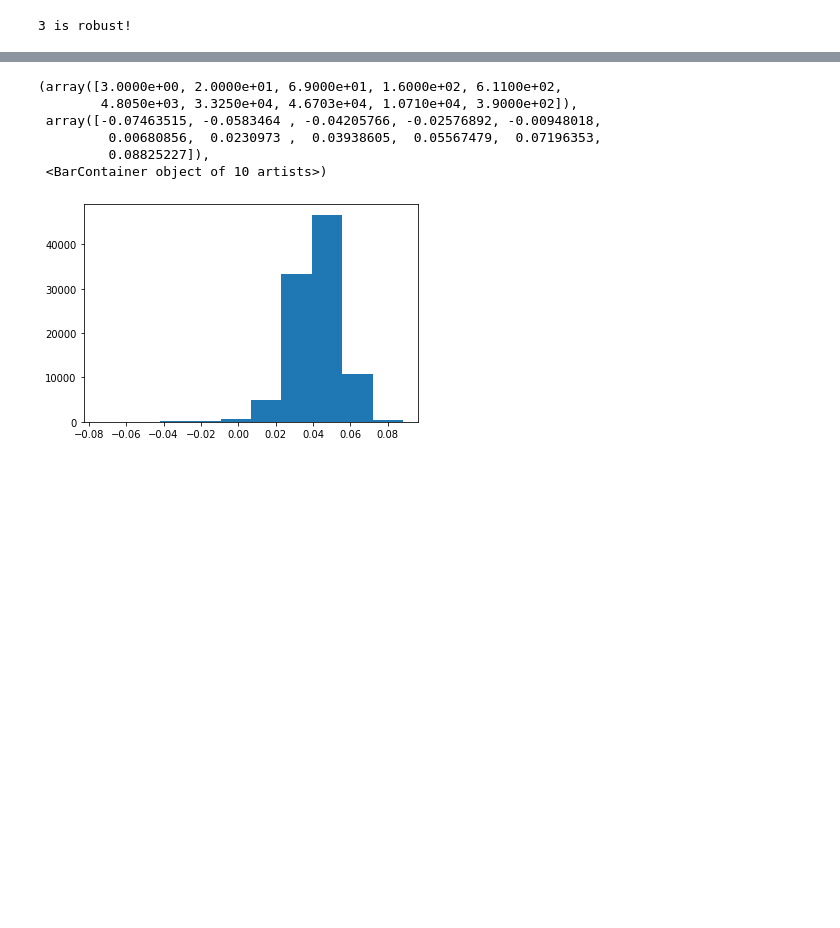
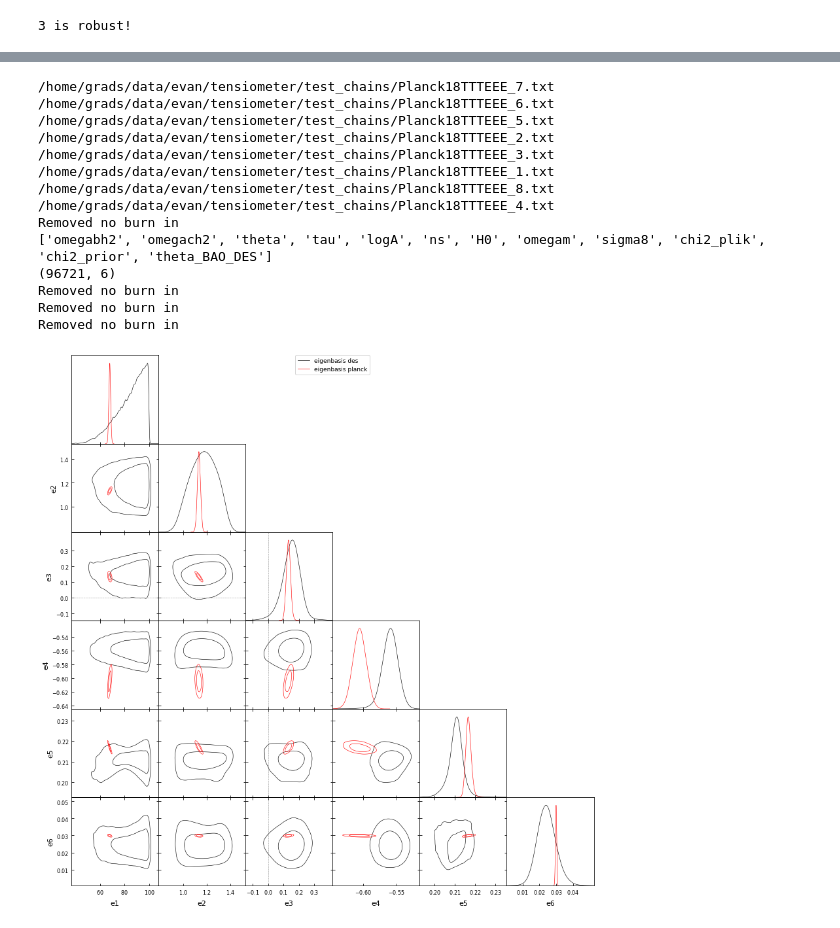
Before and after one commit to SBU-EVAN/jupyter-notebooks, a Jupyter notebook: tension_metrics.ipynb, the cells around one changed output, grey strips where cells are left out. Cells and saved outputs as stored; diff of their text form; code cells hidden in the pictures; blank space fills up the shorter version.

```diff
--- a/tension_metrics.ipynb
+++ b/tension_metrics.ipynb
@@ -609,10 +590,55 @@ Removed no burn in
-# %%
-plt.hist(diff)
-# %% [output]
-(array([3.0000e+00, 2.0000e+01, 6.9000e+01, 1.6000e+02, 6.1100e+02,
-        4.8050e+03, 3.3250e+04, 4.6703e+04, 1.0710e+04, 3.9000e+02]),
- array([-0.07463515, -0.0583464 , -0.04205766, -0.02576892, -0.00948018,
-         0.00680856,  0.0230973 ,  0.03938605,  0.05567479,  0.07196353,
-         0.08825227]),
- <BarContainer object of 10 artists>)
-[figure, removed]
+# %%
+# now project planck onto the eigenbasis of DES and take the well measured directions
+
+chain2 = getdist.mcsamples.loadMCSamples(file_root=chain_dir+'Planck18TTTEEE', no_cache=True)
+param_names_2 = chain2.getParamNames().list()#.getParamNames()#.getRunningNames()
+print(param_names_2)
+idx = [param_names_2.index(param) for param in common_params]
+#print(chain2.ranges)
+#print(idx)
+
+planck = chain2.samples[...,idx]
+planck_proj = np.transpose(np.linalg.inv(evecs1) @ np.transpose(planck))
+
+#well_measured_planck = planck_proj[...,robust]
+#well_measured_des = transformed_vecs[...,robust]
+well_measured_planck = planck_proj
+well_measured_des = transformed_vecs
+
+diff = well_measured_des - np.take(well_measured_planck,len(well_measured_planck),mode='wrap')
+print(diff.shape)
+
+# lets plot
+des = MCSamples(samples=well_measured_des,names=['e1','e2','e3','e4','e5','e6'],label='eigenbasis des')
+plk = MCSamples(samples=well_measured_planck,names=['e1','e2','e3','e4','e5','e6'],label='eigenbasis planck')
+g = gdplt.get_subplot_plotter()
+g.settings.num_plot_contours = 2
+g.triangle_plot([des,plk],
+                params=['e1','e2','e3','e4','e5','e6'],
+                filled=False,
+                markers={_p:0 for _p in ['e1','e2','e3','e4','e5','e6']})
+
+# lets plot
+diff_chain = MCSamples(samples=diff,names=['e1','e2','e3','e4','e5','e6'],label='eigenbasis diff')
+g = gdplt.get_subplot_plotter()
+g.settings.num_plot_contours = 2
+g.triangle_plot(diff_chain,
+                params=['e1','e2','e3','e4','e5','e6'],
+                filled=False,
+                markers={_p:0 for _p in ['e1','e2','e3','e4','e5','e6']})
+# %% [output]
+/home/grads/data/evan/tensiometer/test_chains/Planck18TTTEEE_7.txt
+/home/grads/data/evan/tensiometer/test_chains/Planck18TTTEEE_6.txt
+/home/grads/data/evan/tensiometer/test_chains/Planck18TTTEEE_5.txt
+/home/grads/data/evan/tensiometer/test_chains/Planck18TTTEEE_2.txt
+/home/grads/data/evan/tensiometer/test_chains/Planck18TTTEEE_3.txt
+/home/grads/data/evan/tensiometer/test_chains/Planck18TTTEEE_1.txt
+/home/grads/data/evan/tensiometer/test_chains/Planck18TTTEEE_8.txt
+/home/grads/data/evan/tensiometer/test_chains/Planck18TTTEEE_4.txt
+Removed no burn in
+['omegabh2', 'omegach2', 'theta', 'tau', 'logA', 'ns', 'H0', 'omegam', 'sigma8', 'chi2_plik', 'chi2_prior', 'theta_BAO_DES']
+(96721, 6)
+Removed no burn in
+Removed no burn in
+Removed no burn in
+[figure, added]
```
Also changed, not shown: parts of 11 cells of this notebook.
